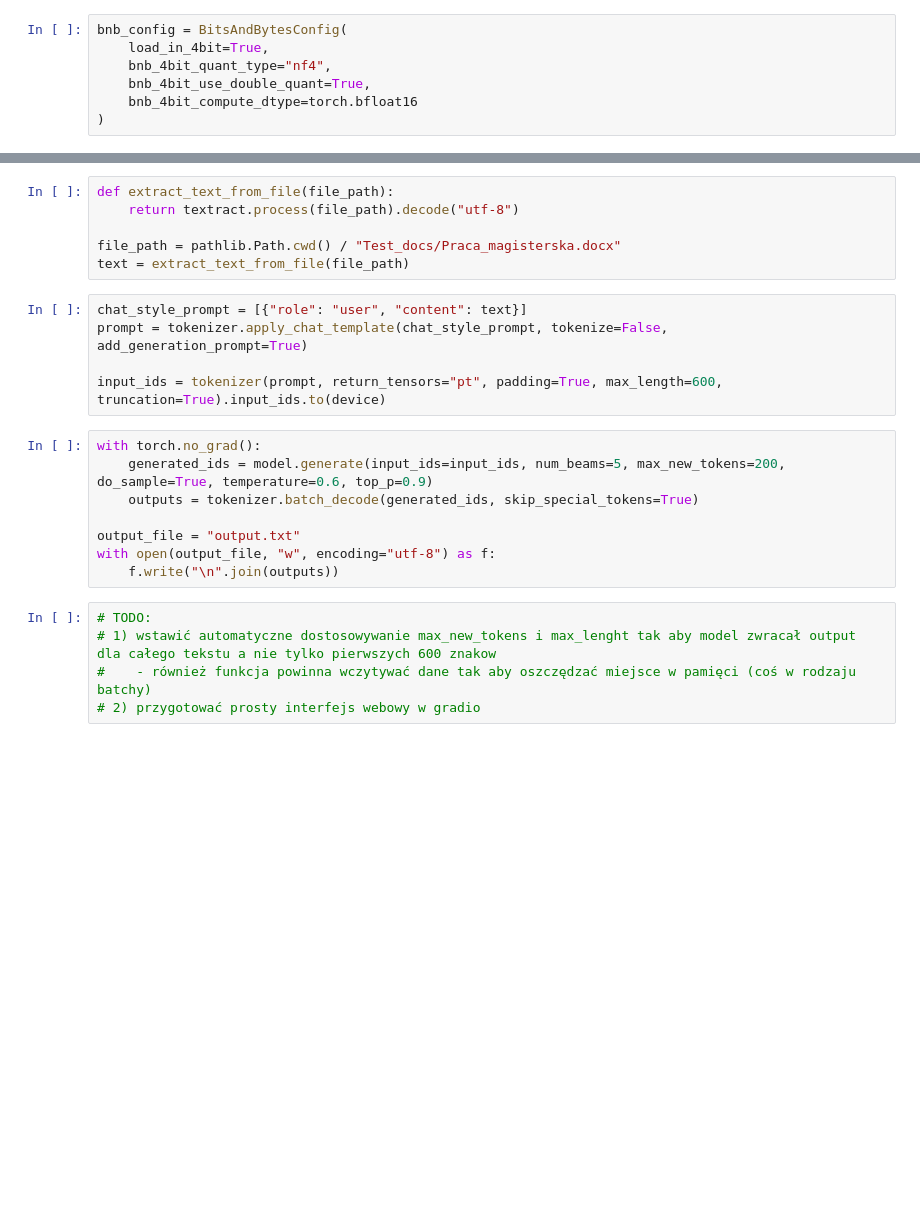
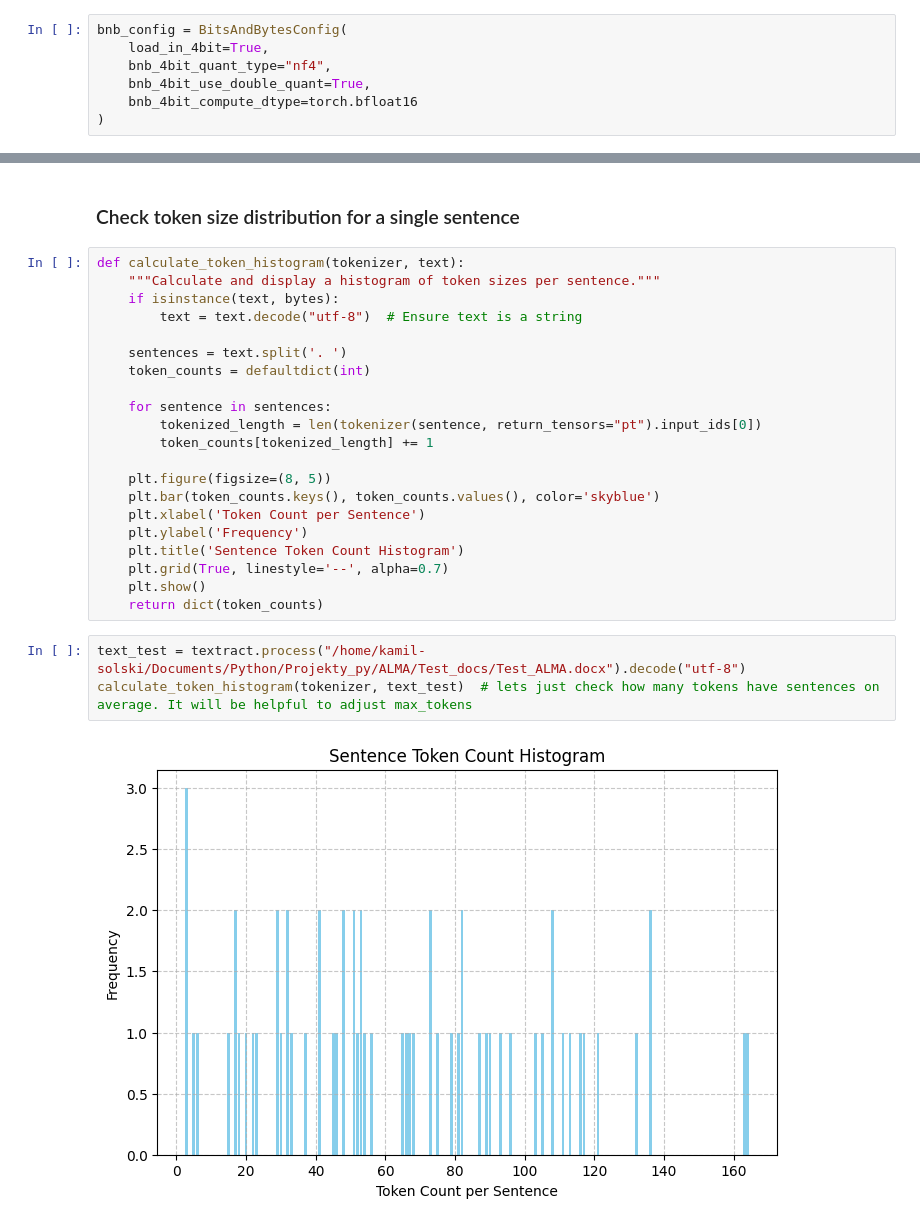
Before and after one commit to kamil-solski/ALMA_GUI, a Jupyter notebook: prototype.ipynb, the cells around one changed output, grey strips where cells are left out. Cells and saved outputs as stored; diff of their text form; blank space fills up the shorter version.

```diff
--- a/prototype.ipynb
+++ b/prototype.ipynb
@@ -94,24 +83,28 @@ with torch.no_grad():
-# %%
-def extract_text_from_file(file_path):
-    return textract.process(file_path).decode("utf-8")
-
-file_path = pathlib.Path.cwd() / "Test_docs/Praca_magisterska.docx"
-text = extract_text_from_file(file_path)
-# %%
-chat_style_prompt = [{"role": "user", "content": text}]
-prompt = tokenizer.apply_chat_template(chat_style_prompt, tokenize=False, add_generation_prompt=True)
-
-input_ids = tokenizer(prompt, return_tensors="pt", padding=True, max_length=600, truncation=True).input_ids.to(device)
-# %%
-with torch.no_grad():
-    generated_ids = model.generate(input_ids=input_ids, num_beams=5, max_new_tokens=200, do_sample=True, temperature=0.6, top_p=0.9)
-    outputs = tokenizer.batch_decode(generated_ids, skip_special_tokens=True)
-
-output_file = "output.txt"
-with open(output_file, "w", encoding="utf-8") as f:
-    f.write("\n".join(outputs))
-# %%
-# TODO:
-# 1) wstawić automatyczne dostosowywanie max_new_tokens i max_lenght tak aby model zwracał output dla całego tekstu a nie tylko pierwszych 600 znakow
-#    - również funkcja powinna wczytywać dane tak aby oszczędzać miejsce w pamięci (coś w rodzaju batchy)
-# 2) przygotować prosty interfejs webowy w gradio
+# %% [markdown]
+### Check token size distribution for a single sentence
+# %%
+def calculate_token_histogram(tokenizer, text):
+    """Calculate and display a histogram of token sizes per sentence."""
+    if isinstance(text, bytes):
+        text = text.decode("utf-8")  # Ensure text is a string
+
+    sentences = text.split('. ')
+    token_counts = defaultdict(int)
+
+    for sentence in sentences:
+        tokenized_length = len(tokenizer(sentence, return_tensors="pt").input_ids[0])
+        token_counts[tokenized_length] += 1
+
+    plt.figure(figsize=(8, 5))
+    plt.bar(token_counts.keys(), token_counts.values(), color='skyblue')
+    plt.xlabel('Token Count per Sentence')
+    plt.ylabel('Frequency')
+    plt.title('Sentence Token Count Histogram')
+    plt.grid(True, linestyle='--', alpha=0.7)
+    plt.show()
+    return dict(token_counts)
+# %%
+text_test = textract.process("/home/kamil-solski/Documents/Python/Projekty_py/ALMA/Test_docs/Test_ALMA.docx").decode("utf-8")
+calculate_token_histogram(tokenizer, text_test)  # lets just check how many tokens have sentences on average. It will be helpful to adjust max_tokens
+# %% [output]
+[figure, added]
```
Also changed, not shown: parts of 13 cells of this notebook, 2 other files.
